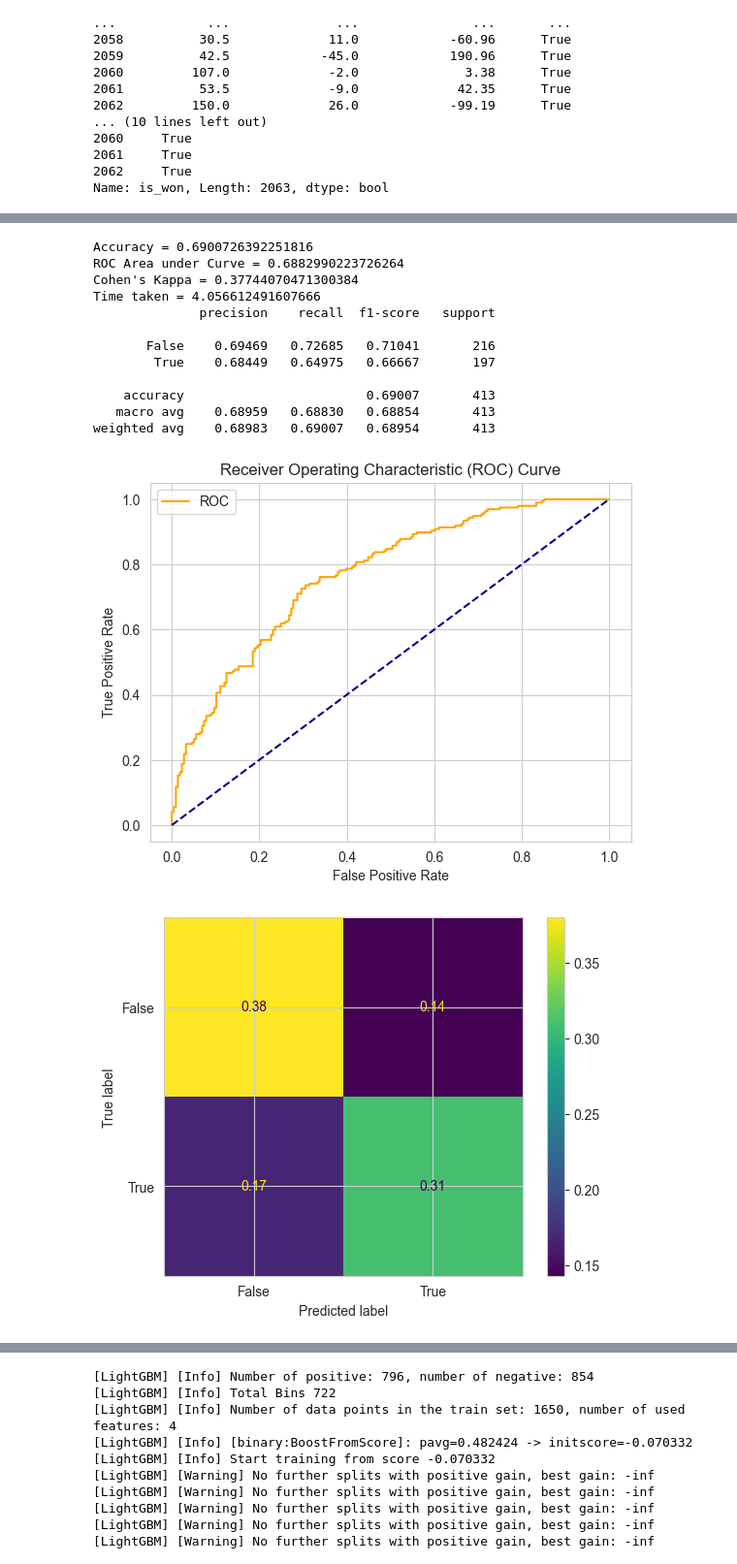
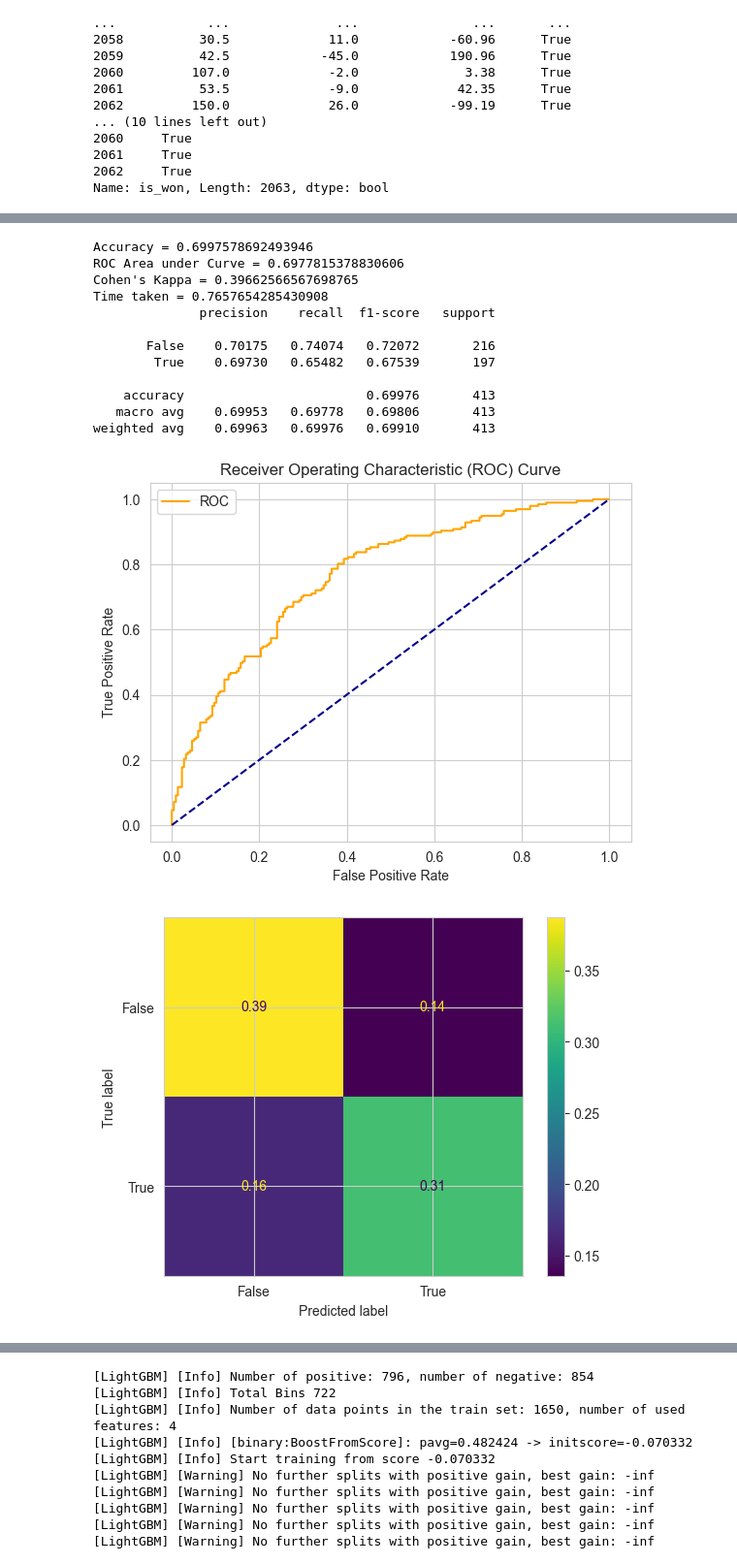
Before and after one commit to drinkincode/worldcup_predic_ml, a Jupyter notebook: worldcup_predic_notebook.ipynb, the cells around one changed output, grey strips where cells are left out. Shown at 97% size. Saved outputs shown, nothing was run; the diff lists cells and outputs as text; code cells hidden in the pictures.

```diff
--- a/worldcup_predic_notebook.ipynb
+++ b/worldcup_predic_notebook.ipynb
@@ -342,7 +342,7 @@ def run_model(model, X_train, y_train, X_test, y_test, verbose=True):
     prob_test = model.predict(X_test)
     probs = probs[:, 1]
     fper, tper, thresholds = roc_curve(y_test, probs)
-    plot_roc_cur(fper, tper)\
+    plot_roc_cur(fper, tper)
 
     cm = confusion_matrix(y_test, prob_test, labels=model.classes_)
     # disp = ConfusionMatrixDisplay(confusion_matrix=cm, display_labels=model.classes_)
@@ -350,6 +350,21 @@ def run_model(model, X_train, y_train, X_test, y_test, verbose=True):
     # disp.plot()
     plt.show()
     return model, accuracy, roc_auc, coh_kap, time_taken
+
+def run_model_no_plot(model, X_train, y_train, X_test, y_test, verbose=True):
+    t0=time.time()
+    if verbose == False:
+        model.fit(X_train,y_train, verbose=0)
+    else:
+        model.fit(X_train,y_train)
+    y_pred = model.predict(X_test)
+    accuracy = accuracy_score(y_test, y_pred)
+    roc_auc = roc_auc_score(y_test, y_pred)
+    coh_kap = cohen_kappa_score(y_test, y_pred)
+    time_taken = time.time()-t0
+
+
+    return model, accuracy, roc_auc, coh_kap, time_taken
 # %%
 from sklearn.linear_model import LogisticRegression
 
@@ -398,25 +432,28 @@ weighted avg    0.61454   0.61501   0.61460       413
 # %%
 from sklearn.neural_network import MLPClassifier
 
-params_nn = {'hidden_layer_sizes': (30,30,30),
-             'activation': 'logistic',
-             'solver': 'lbfgs',
-             'max_iter': 500}
-
+def run_neural_network(params_nn):
+    model_nn = MLPClassifier(**params_nn)
+    model_nn, accuracy_nn, roc_auc_nn, coh_kap_nn, tt_nn = run_model_no_plot(model_nn, X_train, y_train, X_test, y_test)
+    return accuracy_nn
+params_nn = {'hidden_layer_sizes': (100, 10),
+            'activation': 'logistic',
+            'solver': 'adam',
+            'max_iter': 200}
 model_nn = MLPClassifier(**params_nn)
 model_nn, accuracy_nn, roc_auc_nn, coh_kap_nn, tt_nn = run_model(model_nn, X_train, y_train, X_test, y_test)
 # %% [output]
-Accuracy = 0.6900726392251816
-ROC Area under Curve = 0.6882990223726264
-Cohen's Kappa = 0.37744070471300384
-Time taken = 4.056612491607666
+Accuracy = 0.6997578692493946
+ROC Area under Curve = 0.6977815378830606
+Cohen's Kappa = 0.39662566567698765
+Time taken = 0.7657654285430908
               precision    recall  f1-score   support
 
-       False    0.69469   0.72685   0.71041       216
-        True    0.68449   0.64975   0.66667       197
+       False    0.70175   0.74074   0.72072       216
+        True    0.69730   0.65482   0.67539       197
 
-    accuracy                        0.69007       413
-   macro avg    0.68959   0.68830   0.68854       413
-weighted avg    0.68983   0.69007   0.68954       413
+    accuracy                        0.69976       413
+   macro avg    0.69953   0.69778   0.69806       413
+weighted avg    0.69963   0.69976   0.69910       413
-[figure, old version]
+[figure, new version]
-[figure, old version]
+[figure, new version]
```
Also changed, not shown: parts of 11 cells of this notebook.
